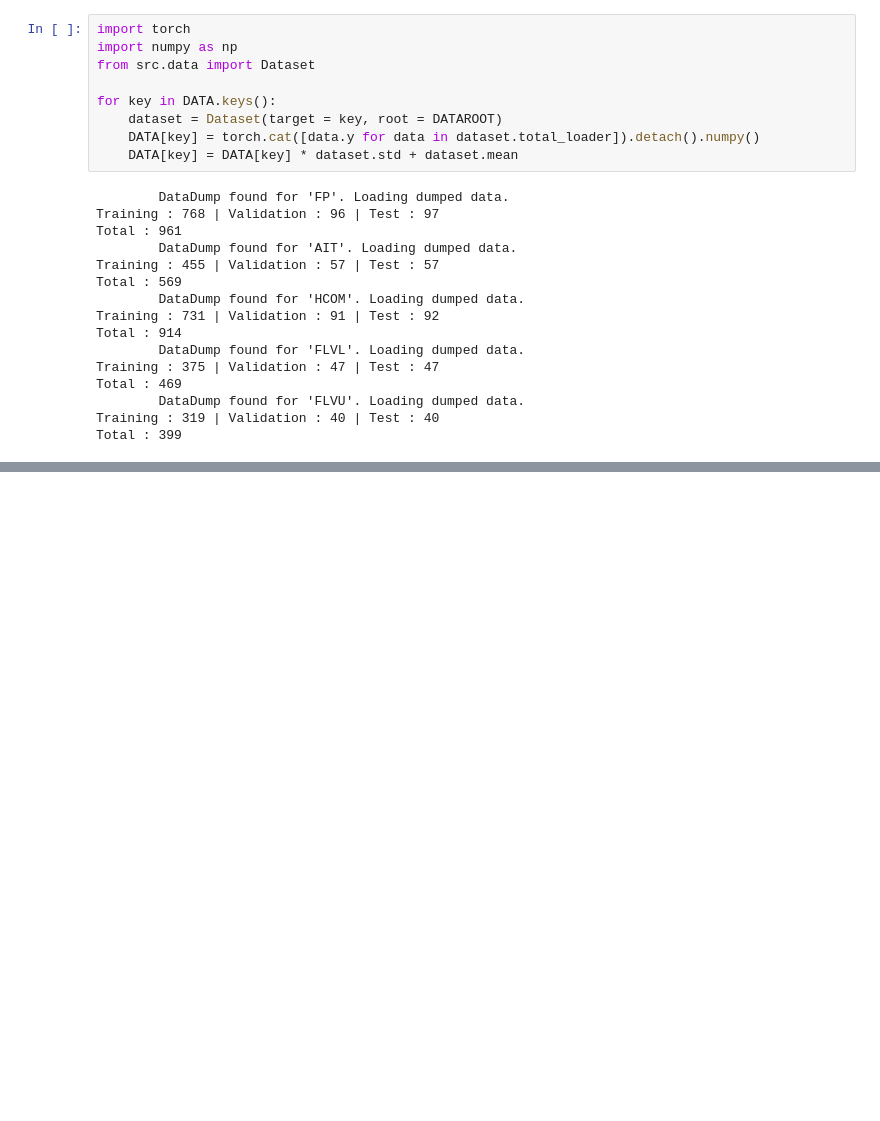
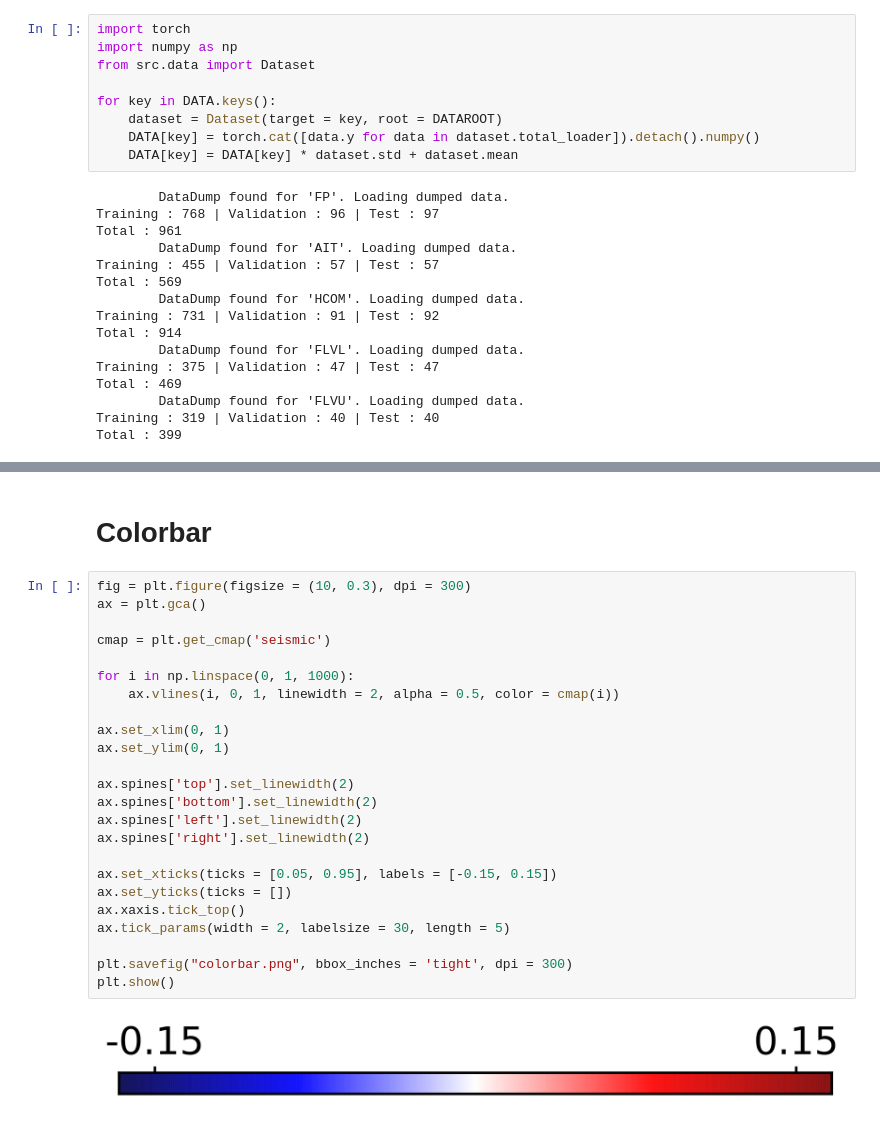
Before and after one commit to SinsuSquid/Chemomile, a Jupyter notebook: examples/Chemomile_Tutorial.ipynb, the cells around one changed output, grey strips where cells are left out. Cells and saved outputs as stored; diff of their text form; blank space fills up the shorter version.

```diff
--- a/Notebooks/Dataset.ipynb
+++ b/examples/Chemomile_Tutorial.ipynb
@@ -139,0 +1107,28 @@ plt.show()
+# %% [markdown]
+# Colorbar
+# %%
+fig = plt.figure(figsize = (10, 0.3), dpi = 300)
+ax = plt.gca()
+
+cmap = plt.get_cmap('seismic')
+
+for i in np.linspace(0, 1, 1000):
+    ax.vlines(i, 0, 1, linewidth = 2, alpha = 0.5, color = cmap(i))
+
+ax.set_xlim(0, 1)
+ax.set_ylim(0, 1)
+
+ax.spines['top'].set_linewidth(2)
+ax.spines['bottom'].set_linewidth(2)
+ax.spines['left'].set_linewidth(2)
+ax.spines['right'].set_linewidth(2)
+
+ax.set_xticks(ticks = [0.05, 0.95], labels = [-0.15, 0.15])
+ax.set_yticks(ticks = [])
+ax.xaxis.tick_top()
+ax.tick_params(width = 2, labelsize = 30, length = 5)
+
+plt.savefig("colorbar.png", bbox_inches = 'tight', dpi = 300)
+plt.show()
+# %% [output]
+[figure, added]
```
Also changed, not shown: parts of 79 cells of this notebook, 8 other files.
